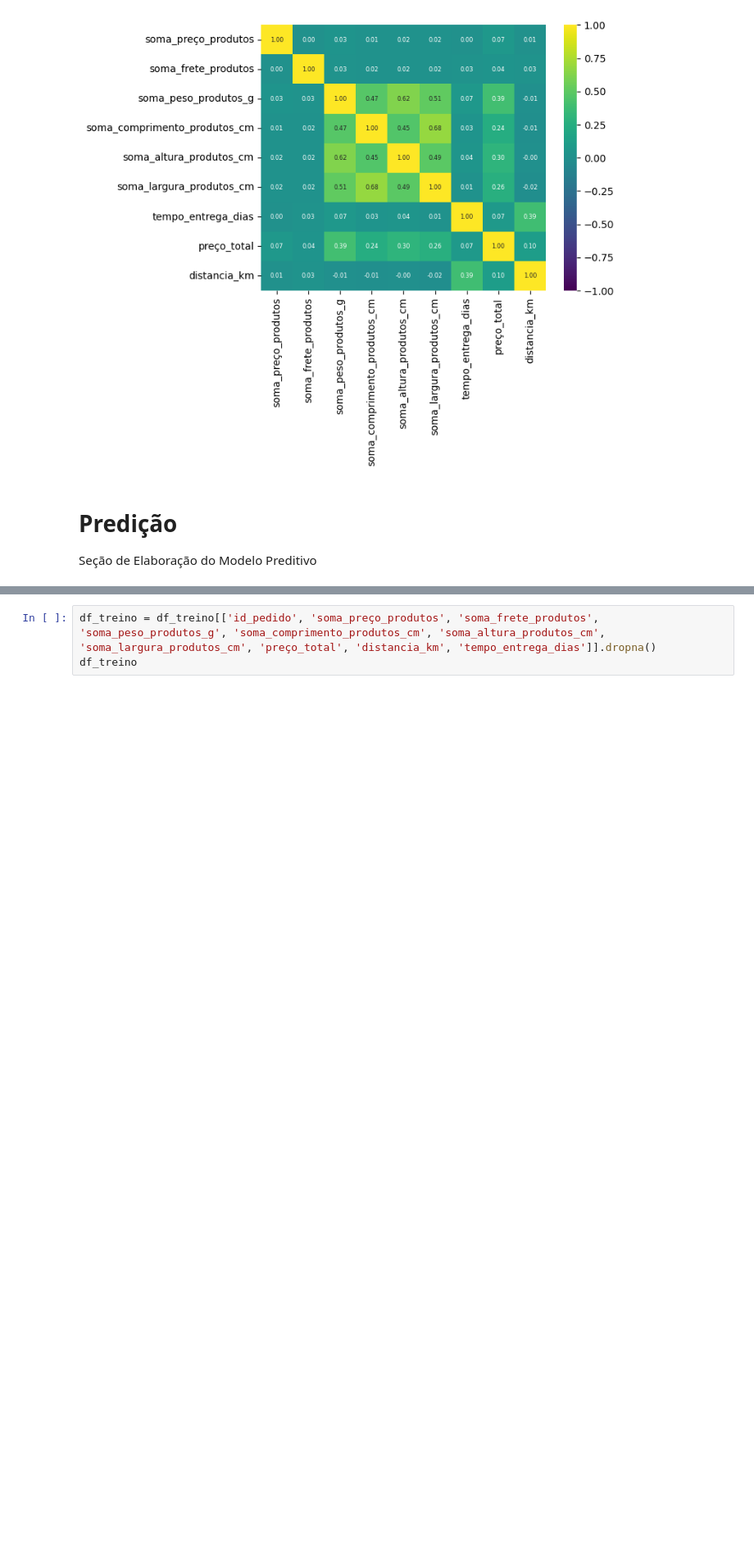
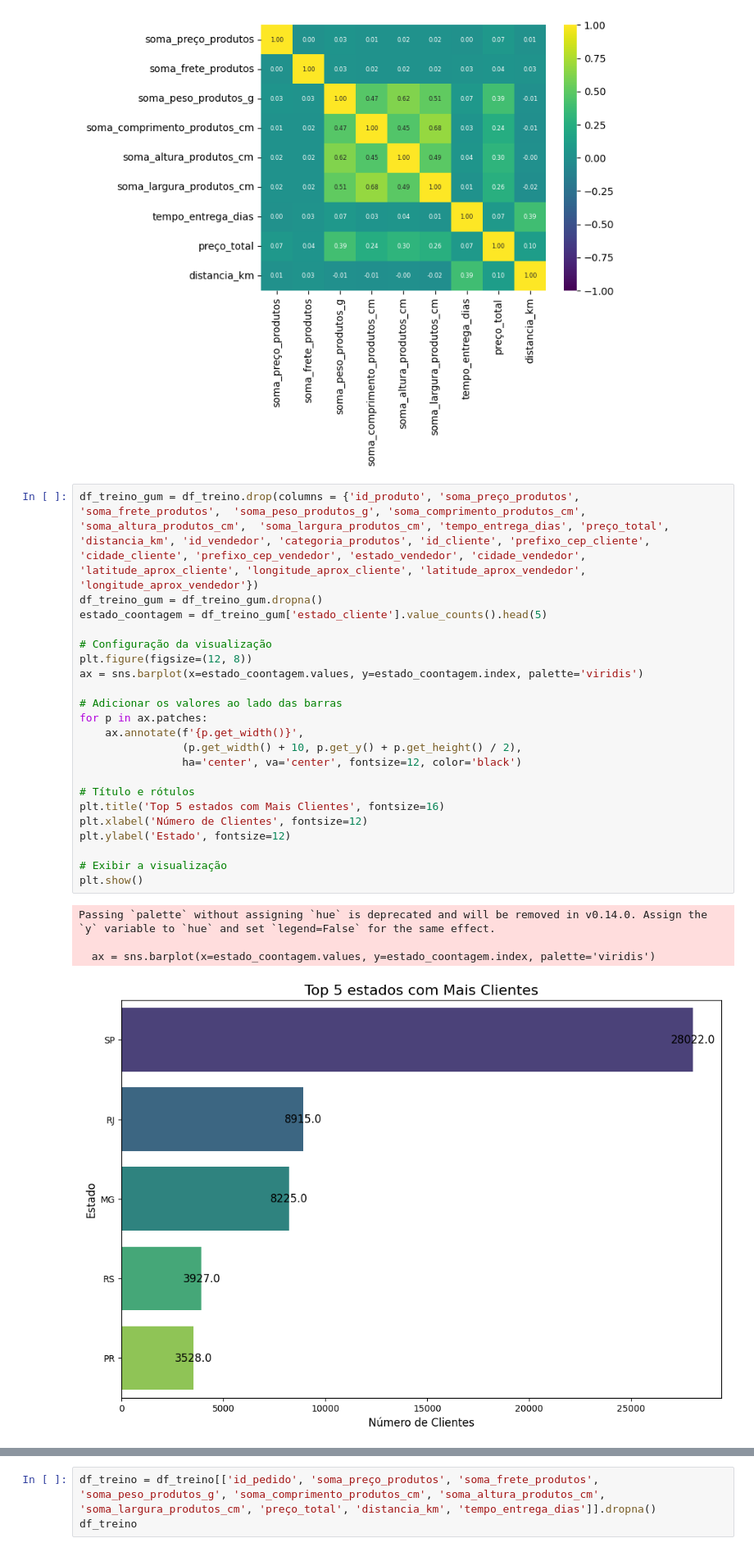
Before and after one commit to madusagii/Z-O, a Jupyter notebook: z-o-velhao copy graficos.ipynb, the cells around one changed output, grey strips where cells are left out. Shown at 82% size. Cells and saved outputs as stored; diff of their text form; blank space fills up the shorter version.

```diff
--- a/z-o-velhao copy graficos.ipynb
+++ b/z-o-velhao copy graficos.ipynb
@@ -542,6 +542,30 @@ heatmap1 = sns.heatmap(df_treino_graf.corr(),
             cmap = 'viridis')
 # %% [output]
 [figure]
-# %% [markdown]
-# Predição
-Seção de Elaboração do Modelo Preditivo
+# %%
+df_treino_gum = df_treino.drop(columns = {'id_produto', 'soma_preço_produtos', 'soma_frete_produtos',	'soma_peso_produtos_g',	'soma_comprimento_produtos_cm',	'soma_altura_produtos_cm',	'soma_largura_produtos_cm',	'tempo_entrega_dias', 'preço_total',	'distancia_km', 'id_vendedor', 'categoria_produtos', 'id_cliente', 'prefixo_cep_cliente', 'cidade_cliente', 'prefixo_cep_vendedor', 'estado_vendedor', 'cidade_vendedor', 'latitude_aprox_cliente', 'longitude_aprox_cliente', 'latitude_aprox_vendedor', 'longitude_aprox_vendedor'})
+df_treino_gum = df_treino_gum.dropna()
+estado_coontagem = df_treino_gum['estado_cliente'].value_counts().head(5)
+
+# Configuração da visualização
+plt.figure(figsize=(12, 8))
+ax = sns.barplot(x=estado_coontagem.values, y=estado_coontagem.index, palette='viridis')
+
+# Adicionar os valores ao lado das barras
+for p in ax.patches:
+    ax.annotate(f'{p.get_width()}',
+                (p.get_width() + 10, p.get_y() + p.get_height() / 2),
+                ha='center', va='center', fontsize=12, color='black')
+
+# Título e rótulos
+plt.title('Top 5 estados com Mais Clientes', fontsize=16)
+plt.xlabel('Número de Clientes', fontsize=12)
+plt.ylabel('Estado', fontsize=12)
+
+# Exibir a visualização
+plt.show()
+# %% [output]
+Passing `palette` without assigning `hue` is deprecated and will be removed in v0.14.0. Assign the `y` variable to `hue` and set `legend=False` for the same effect.
+
+  ax = sns.barplot(x=estado_coontagem.values, y=estado_coontagem.index, palette='viridis')
+[figure, added]
```
Also changed, not shown: parts of 3 cells of this notebook.
